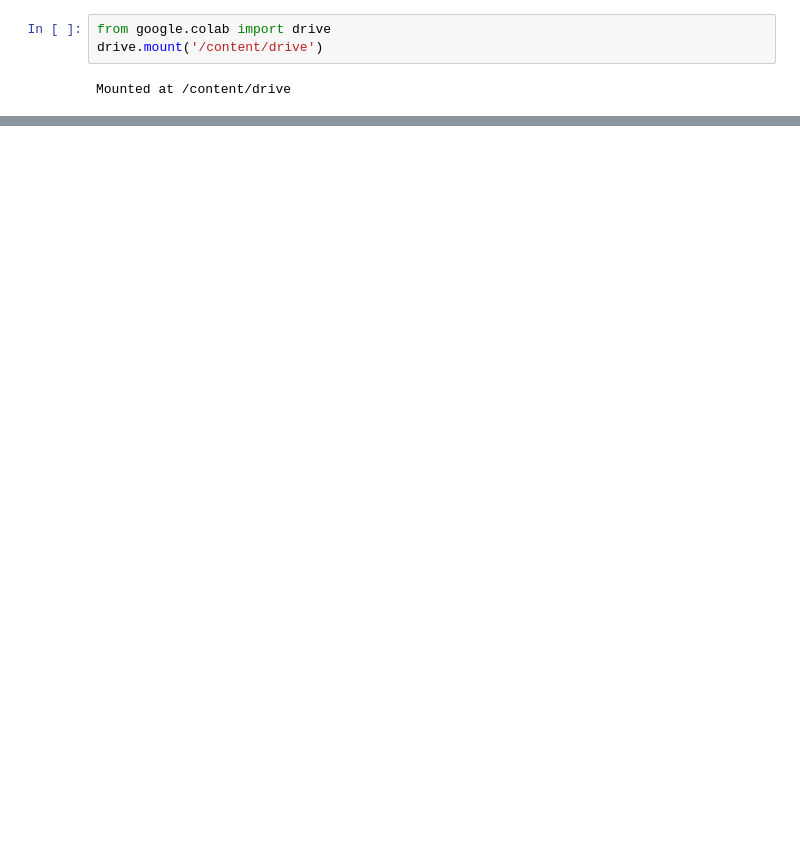
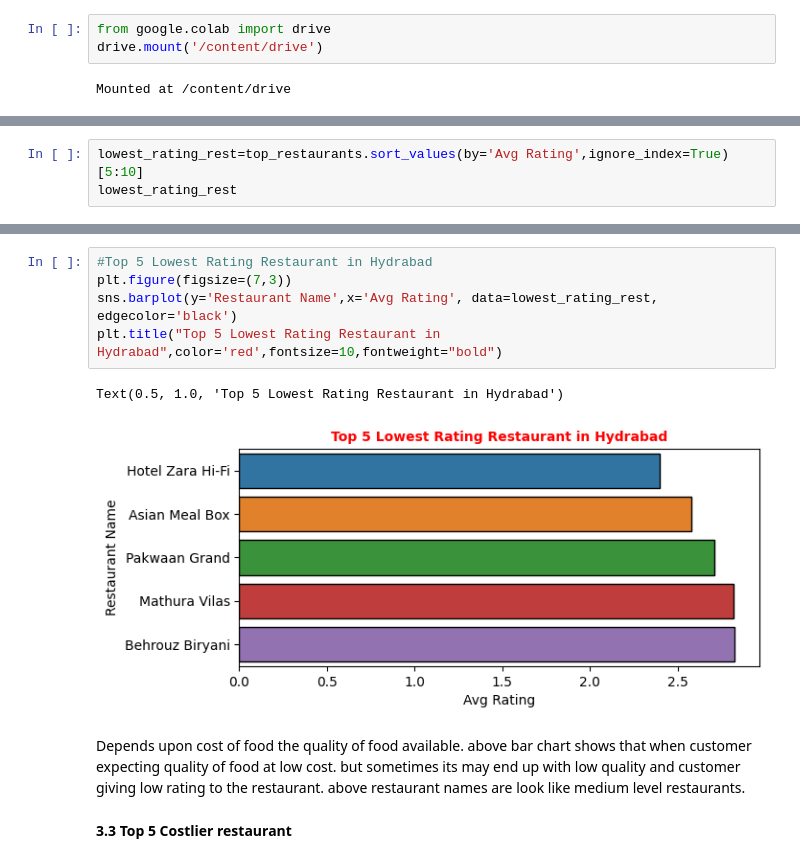
Before and after one commit to rohit-1026/Zomato-Restaurant-Clustering-and-Sentiment-Analysis, a Jupyter notebook: ZOMATO_RESTAURANT_CLUSTERING_AND_SENTIMENT_ANALYSIS.ipynb, the cells around one changed output, grey strips where cells are left out. Drawn from its saved outputs; the diff is of its cells as text; blank space fills up the shorter version.

```diff
--- a/ZOMATO_RESTAURANT_CLUSTERING_AND_SENTIMENT_ANALYSIS.ipynb
+++ b/ZOMATO_RESTAURANT_CLUSTERING_AND_SENTIMENT_ANALYSIS.ipynb
@@ -1428,0 +677,3 @@ Here We can see that cuisines are well differentiated amongst clusters, as compa
+# %%
+lowest_rating_rest=top_restaurants.sort_values(by='Avg Rating',ignore_index=True)[5:10]
+lowest_rating_rest
@@ -1428,0 +687,12 @@ Here We can see that cuisines are well differentiated amongst clusters, as compa
+# %%
+#Top 5 Lowest Rating Restaurant in Hydrabad
+plt.figure(figsize=(7,3))
+sns.barplot(y='Restaurant Name',x='Avg Rating', data=lowest_rating_rest, edgecolor='black')
+plt.title("Top 5 Lowest Rating Restaurant in Hydrabad",color='red',fontsize=10,fontweight="bold")
+# %% [output]
+Text(0.5, 1.0, 'Top 5 Lowest Rating Restaurant in Hydrabad')
+[figure, added]
+# %% [markdown]
+Depends upon cost of food the quality of food available. above bar chart shows that when customer expecting quality of food at low cost. but sometimes its may end up with low quality and customer giving low rating to the restaurant. above restaurant names are look like medium level restaurants.
+# %% [markdown]
+**3.3 Top 5 Costlier restaurant**
```
Also changed, not shown: parts of 378 cells of this notebook.
